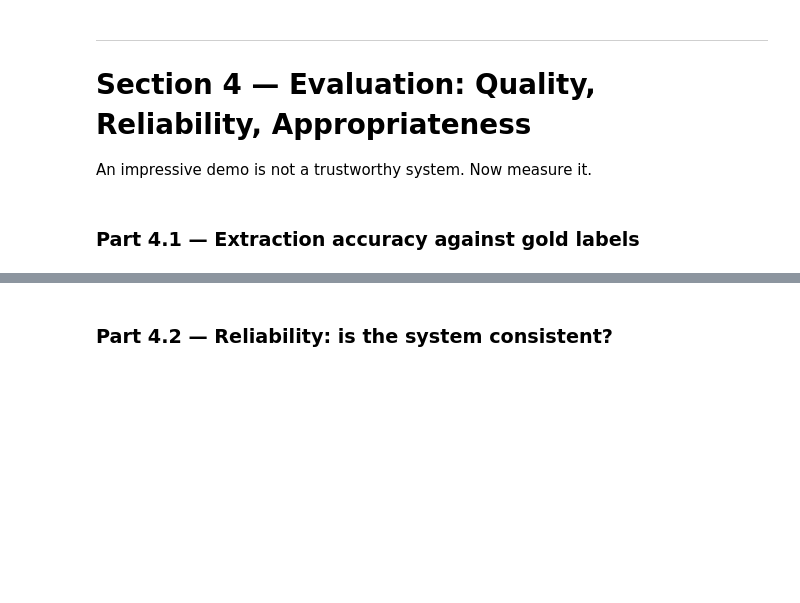
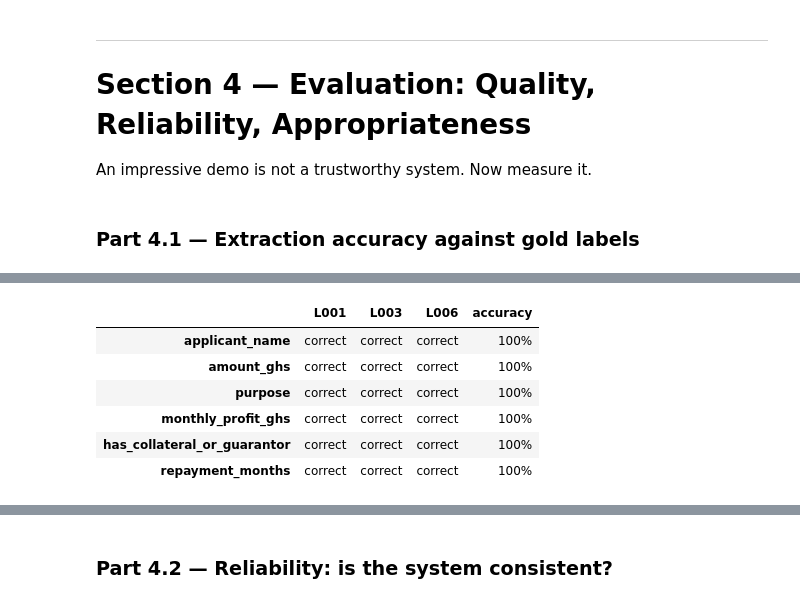
Before and after one commit to glv3r/LLMs-Lab4, a Jupyter notebook: Lab 4.ipynb, the cells around one changed output, grey strips where cells are left out. Cells and saved outputs as stored; diff of their text form; code cells hidden in the pictures; blank space fills up the shorter version.

Commit message:
part 4.2 done

```diff
--- a/Lab 4.ipynb
+++ b/Lab 4.ipynb
@@ -493,0 +488,78 @@ An impressive demo is not a trustworthy system. Now measure it.
+# %%
+# TODO: For the three letters in GOLD, compare your extracted DataFrame to the gold values
+#   field by field. Compute per-field accuracy across the three letters
+#   (name matching can be case-insensitive; numbers must match exactly).
+
+import re
+
+# Label the extracted rows by letter ID (worth doing back in Part 3.2 as well)
+df.index = list(LETTERS.keys())
+
+FIELDS = list(GOLD["L001"].keys())
+STOPWORDS = {"a", "an", "and", "the", "of", "for", "to", "into", "or", "new", "some"}
+
+
+def tokens(text):
+    """Lowercase content words, punctuation stripped."""
+    return {w for w in re.findall(r"[a-z]+", str(text).lower()) if w not in STOPWORDS}
+
+
+def is_null(value):
+    return value is None or (pd.api.types.is_scalar(value) and pd.isna(value))
+
+
+def purpose_overlap(got, want):
+    """Fraction of the gold keywords that also appear in the extracted purpose.
+    Prefix matching, so wash/washing and phone/phones still count as a hit."""
+    g, w = tokens(got), tokens(want)
+    if not w:
+        return 0.0
+    hits = sum(1 for t in w if any(t.startswith(u[:4]) or u.startswith(t[:4]) for u in g))
+    return hits / len(w)
+
+
+def matches(field, got, want):
+    # a null is only correct when the gold value is null too
+    if is_null(got) or is_null(want):
+        return is_null(got) and is_null(want)
+
+    if field == "applicant_name":
+        return str(got).strip().lower() == str(want).strip().lower()
+
+    if field == "purpose":
+        # free text, so an exact match is impossible - accept >= 50% keyword overlap
+        return purpose_overlap(got, want) >= 0.5
+
+    if field == "has_collateral_or_guarantor":
+        return bool(got) == bool(want)
+
+    return float(got) == float(want)  # numeric fields must match exactly
+
+
+# TODO: Display a small table: rows = fields, columns = L001 / L003 / L006 / accuracy.
+
+rows = []
+for field in FIELDS:
+    row = {lid: matches(field, df.loc[lid].get(field), GOLD[lid][field]) for lid in GOLD}
+    row["accuracy"] = sum(row.values()) / len(GOLD)
+    rows.append(row)
+
+accuracy_table = pd.DataFrame(rows, index=FIELDS)
+
+correct = int(accuracy_table[list(GOLD)].values.sum())
+total = len(FIELDS) * len(GOLD)
+print(f"Overall extraction accuracy: {correct}/{total} fields correct ({correct / total:.1%})\n")
+
+pretty = accuracy_table.copy()
+for lid in GOLD:
+    pretty[lid] = pretty[lid].map({True: "correct", False: "WRONG"})
+pretty["accuracy"] = pretty["accuracy"].map("{:.0%}".format)
+display(pretty)
+
+# Every mismatch spelled out, so you can quote them in the Student Reasoning cell
+print("\nMismatches:")
+for field in FIELDS:
+    for lid in GOLD:
+        if not accuracy_table.loc[field, lid]:
+            print(f"  {lid} / {field}: extracted {df.loc[lid].get(field)!r}  |  gold {GOLD[lid][field]!r}")
+# %% [output]
@@ -493,0 +567,7 @@ An impressive demo is not a trustworthy system. Now measure it.
+|  | L001 | L003 | L006 | accuracy |
+| applicant_name | correct | correct | correct | 100% |
+| amount_ghs | correct | correct | correct | 100% |
+| purpose | correct | correct | correct | 100% |
+| monthly_profit_ghs | correct | correct | correct | 100% |
+| has_collateral_or_guarantor | correct | correct | correct | 100% |
+| repayment_months | correct | correct | correct | 100% |
```
Also changed, not shown: parts of 10 cells of this notebook.
